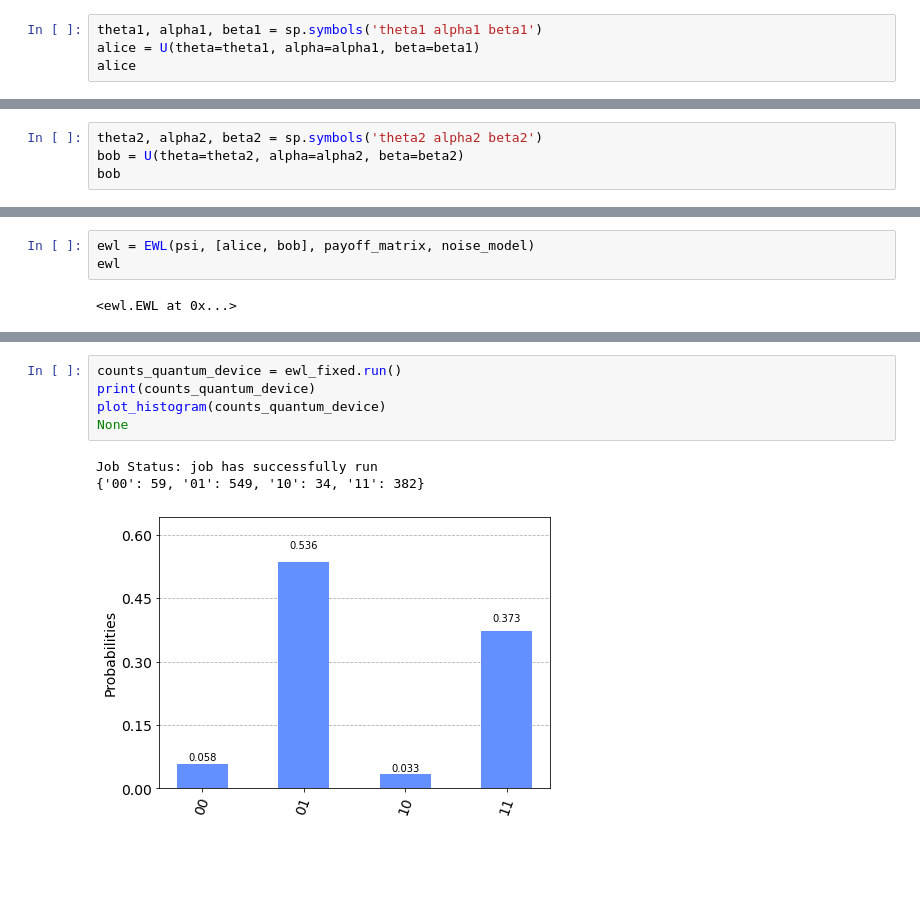
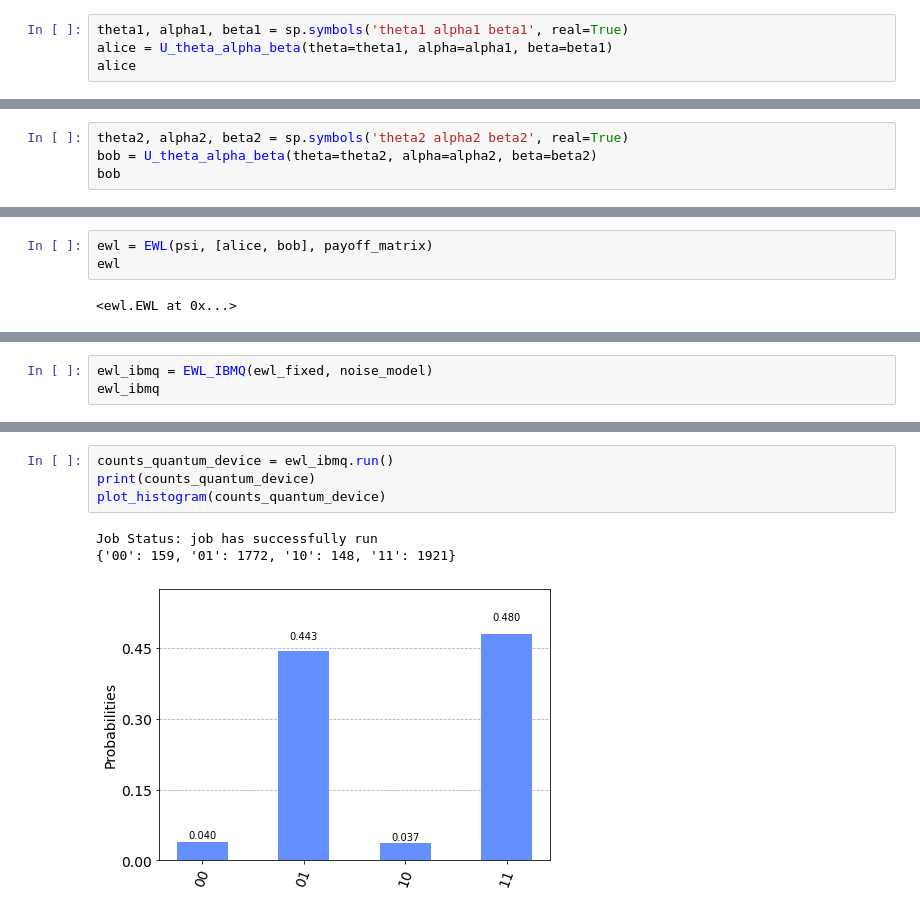
Before and after one commit to tomekzaw/ewl, a Jupyter notebook: examples/noise_model.ipynb, the cells around one changed output, grey strips where cells are left out. Cells and saved outputs as stored; diff of their text form; blank space fills up the shorter version.

```diff
--- a/examples/noise_model.ipynb
+++ b/examples/noise_model.ipynb
@@ -16,5 +29,5 @@ psi
 # %%
-theta1, alpha1, beta1 = sp.symbols('theta1 alpha1 beta1')
-alice = U(theta=theta1, alpha=alpha1, beta=beta1)
+theta1, alpha1, beta1 = sp.symbols('theta1 alpha1 beta1', real=True)
+alice = U_theta_alpha_beta(theta=theta1, alpha=alpha1, beta=beta1)
 alice
 # %% [output]
@@ -22,5 +35,5 @@ $\displaystyle \left[\begin{matrix}e^{i \alpha_{1}} \cos{\left(\frac{\theta_{1}}
 # %%
-theta2, alpha2, beta2 = sp.symbols('theta2 alpha2 beta2')
-bob = U(theta=theta2, alpha=alpha2, beta=beta2)
+theta2, alpha2, beta2 = sp.symbols('theta2 alpha2 beta2', real=True)
+bob = U_theta_alpha_beta(theta=theta2, alpha=alpha2, beta=beta2)
 bob
 # %% [output]
@@ -53,5 +55,5 @@ noise_model
 # %%
-ewl = EWL(psi, [alice, bob], payoff_matrix, noise_model)
+ewl = EWL(psi, [alice, bob], payoff_matrix)
 ewl
 # %% [output]
 <ewl.EWL at 0x...>
@@ -60,0 +77,3 @@ ewl_fixed = ewl.fix(theta1=pi / 2, alpha1=pi / 2, beta1=0,
+# %%
+ewl_ibmq = EWL_IBMQ(ewl_fixed, noise_model)
+ewl_ibmq
@@ -69,12 +89,11 @@ None
 # %%
-counts_quantum_device = ewl_fixed.run()
+counts_quantum_device = ewl_ibmq.run()
 print(counts_quantum_device)
 plot_histogram(counts_quantum_device)
-None
 # %% [output]
 Job Status: job has successfully run
-{'00': 59, '01': 549, '10': 34, '11': 382}
+{'00': 159, '01': 1772, '10': 148, '11': 1921}
-[figure, old version]
+[figure, new version]
 # %%
 plot_histogram(data=[counts_qasm_simulator, counts_quantum_device],
                legend=['qasm simulator', 'quantum device'])
```
Also changed, not shown: parts of 14 cells of this notebook, 3 other files.
